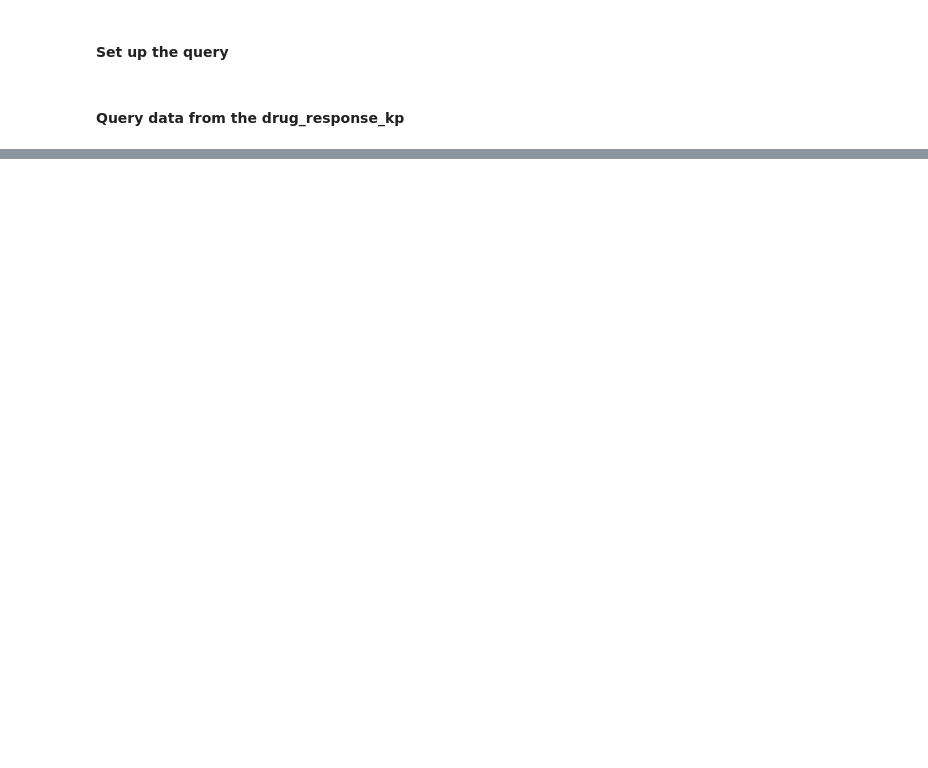
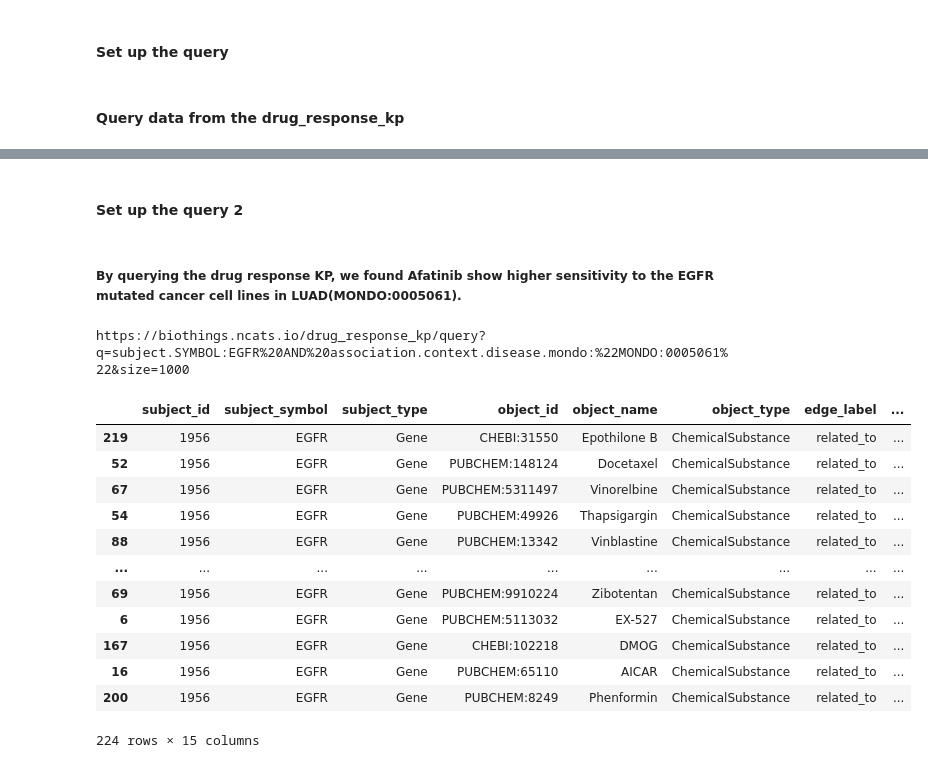
Before and after one commit to gloriachin/BigGIMII_API, a Jupyter notebook: Notebooks/Query_MPKGs_DrugResponse.ipynb, the cells around one changed output, grey strips where cells are left out. Drawn from its saved outputs; the diff is of its cells as text; code cells hidden in the pictures; blank space fills up the shorter version.

```diff
--- a/Notebooks/Query_MPKGs_DrugResponse.ipynb
+++ b/Notebooks/Query_MPKGs_DrugResponse.ipynb
@@ -6,13 +7,13 @@
 import requests
 
 import pandas as pd
-def Query_fields():
+def Query_fields_DrugResponse_KP():
     query_str = "https://biothings.ncats.io/drug_response_kp/metadata/fields"
     response = requests.get(query_str)
     result = response.json()
     return(result)
 
-def format_result(result):
+def format_result_DrugResponse_KP(result):
     subject_id = []
     subject_symbol = []
     subject_type = []
@@ -94,7 +95,7 @@ def Query_DrugResponse_KP(Query):
         if count != len(Query):
             Query_str = Query_str + i + ":"+ Query[i] + "%20AND%20"
         else:
-            Query_str = Query_str + i + ":"+ Query[i]+"&size=1000"
+            Query_str = Query_str + i + ":"+ Query[i]+"&size=1000" ## Question: if I set the size to a large number, it will not return any results.
     print(Query_str)
     response = requests.get(Query_str)
     result = response.json()
@@ -148,0 +134,4 @@ result_df = format_result(result) #Pandas DataFrame format
+# %% [markdown]
+####  Set up the query 2
+# %% [markdown]
+##### By querying the drug response KP, we found Afatinib show higher sensitivity to the EGFR mutated cancer cell lines in LUAD(MONDO:0005061).
@@ -148,0 +149,19 @@ result_df = format_result(result) #Pandas DataFrame format
+# %%
+result = Query_DrugResponse_KP(Query2)  #Jason format
+result_df = format_result_DrugResponse_KP(result) #Pandas DataFrame format
+result_df.sort_values(by = ['edge_median_ic50_mut']) #View the results
+# %% [output]
+https://biothings.ncats.io/drug_response_kp/query?q=subject.SYMBOL:EGFR%20AND%20association.context.disease.mondo:%22MONDO:0005061%22&size=1000
+|  | subject_id | subject_symbol | subject_type | object_id | object_name | object_type | edge_label | ... |
+| 219 | 1956 | EGFR | Gene | CHEBI:31550 | Epothilone B | ChemicalSubstance | related_to | ... |
+| 52 | 1956 | EGFR | Gene | PUBCHEM:148124 | Docetaxel | ChemicalSubstance | related_to | ... |
+| 67 | 1956 | EGFR | Gene | PUBCHEM:5311497 | Vinorelbine | ChemicalSubstance | related_to | ... |
+| 54 | 1956 | EGFR | Gene | PUBCHEM:49926 | Thapsigargin | ChemicalSubstance | related_to | ... |
+| 88 | 1956 | EGFR | Gene | PUBCHEM:13342 | Vinblastine | ChemicalSubstance | related_to | ... |
+| ... | ... | ... | ... | ... | ... | ... | ... | ... |
+| 69 | 1956 | EGFR | Gene | PUBCHEM:9910224 | Zibotentan | ChemicalSubstance | related_to | ... |
+| 6 | 1956 | EGFR | Gene | PUBCHEM:5113032 | EX-527 | ChemicalSubstance | related_to | ... |
+| 167 | 1956 | EGFR | Gene | CHEBI:102218 | DMOG | ChemicalSubstance | related_to | ... |
+| 16 | 1956 | EGFR | Gene | PUBCHEM:65110 | AICAR | ChemicalSubstance | related_to | ... |
+| 200 | 1956 | EGFR | Gene | PUBCHEM:8249 | Phenformin | ChemicalSubstance | related_to | ... |
+224 rows × 15 columns
```
Also changed, not shown: parts of 13 cells of this notebook, 1 other file.
